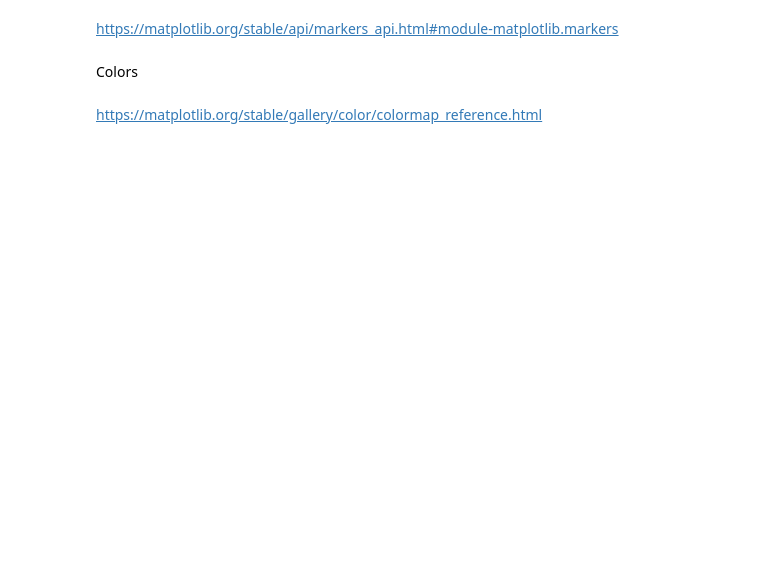
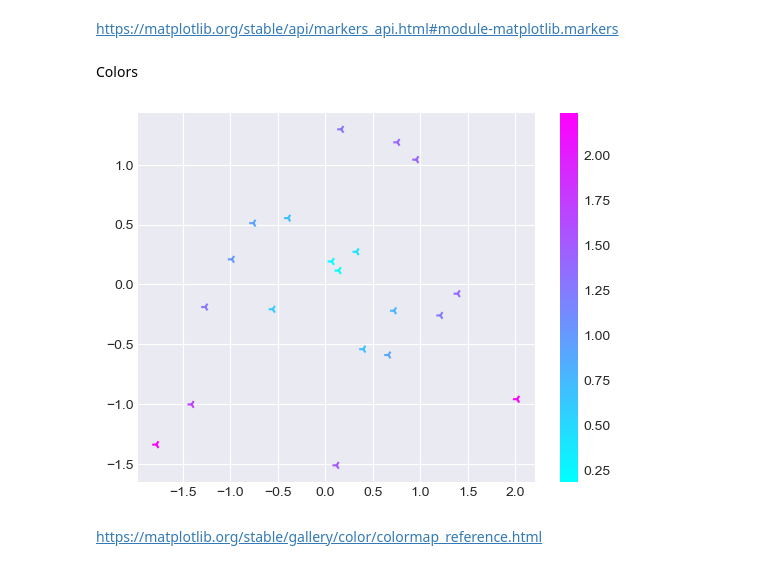
Before and after one commit to carlospi2000/computational_modelling_geosciences, a Jupyter notebook: 03.data_visualization/01.data_viz_matplotlib.ipynb, the cells around one changed output. Cells and saved outputs as stored; diff of their text form; code cells hidden in the pictures; blank space fills up the shorter version.

```diff
--- a/03.data_visualization/01.data_viz_matplotlib.ipynb
+++ b/03.data_visualization/01.data_viz_matplotlib.ipynb
@@ -313,14 +341,16 @@ https://matplotlib.org/stable/api/markers_api.html#module-matplotlib.markers
 # %% [markdown]
 Colors
 # %%
-plt.style.use('seaborn-darkgrid')
+plt.style.use('seaborn-v0_8-darkgrid')
 
 z1 = np.sqrt(x**2 + y**2)
 
 fig, ax = plt.subplots()
 pos = ax.scatter(x, y, c=z1, cmap='cool', marker='3')
 
 fig.colorbar(pos);
+# %% [output]
+[figure, added]
 # %% [markdown]
 https://matplotlib.org/stable/gallery/color/colormap_reference.html
 # %%
```
Also changed, not shown: parts of 25 cells of this notebook, 7 other files.
